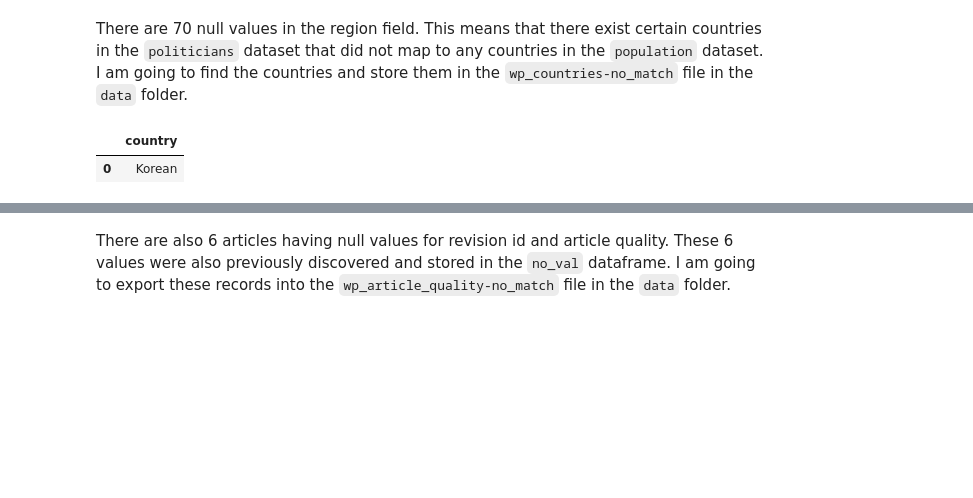
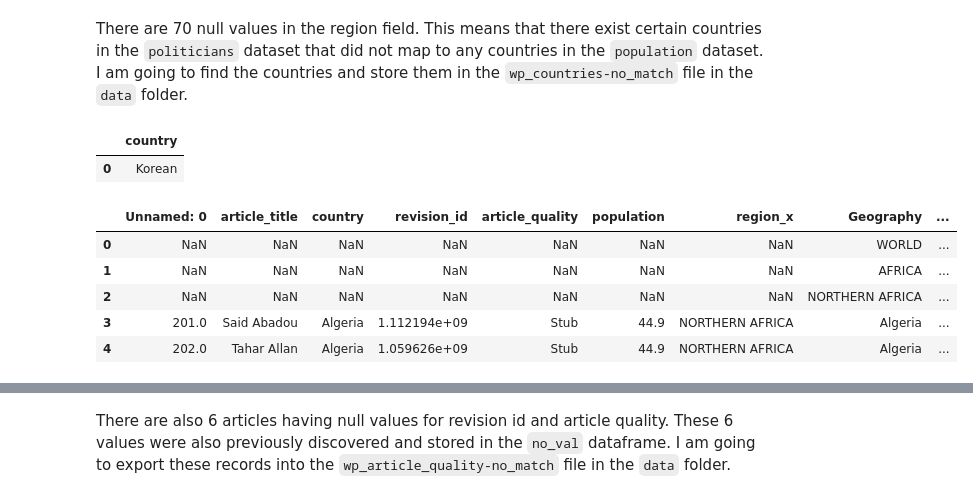
Before and after one commit to anuhyabs/data-512-homework_2, a Jupyter notebook: source/homework2.ipynb, the cells around one changed output, grey strips where cells are left out. Saved outputs shown, nothing was run; the diff lists cells and outputs as text; code cells hidden in the pictures; blank space fills up the shorter version.

```diff
--- a/source/homework2.ipynb
+++ b/source/homework2.ipynb
@@ -392,3 +392,13 @@ no_match
 # %% [output]
 |  | country |
 | 0 | Korean |
+# %%
+combined_right = pd.merge(combined, population, left_on='country', right_on='Geography', how='right')
+combined_right.head()
+# %% [output]
+|  | Unnamed: 0 | article_title | country | revision_id | article_quality | population | region_x | Geography | ... |
+| 0 | NaN | NaN | NaN | NaN | NaN | NaN | NaN | WORLD | ... |
+| 1 | NaN | NaN | NaN | NaN | NaN | NaN | NaN | AFRICA | ... |
+| 2 | NaN | NaN | NaN | NaN | NaN | NaN | NaN | NORTHERN AFRICA | ... |
+| 3 | 201.0 | Said Abadou | Algeria | 1.112194e+09 | Stub | 44.9 | NORTHERN AFRICA | Algeria | ... |
+| 4 | 202.0 | Tahar Allan | Algeria | 1.059626e+09 | Stub | 44.9 | NORTHERN AFRICA | Algeria | ... |
```
Also changed, not shown: parts of 4 cells of this notebook, 2 other files.
